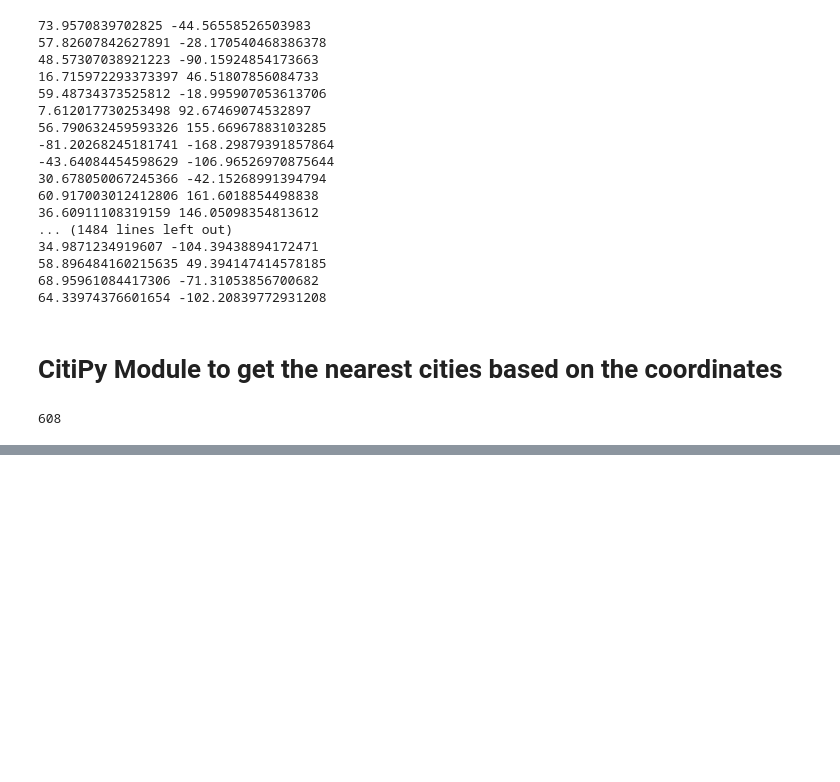
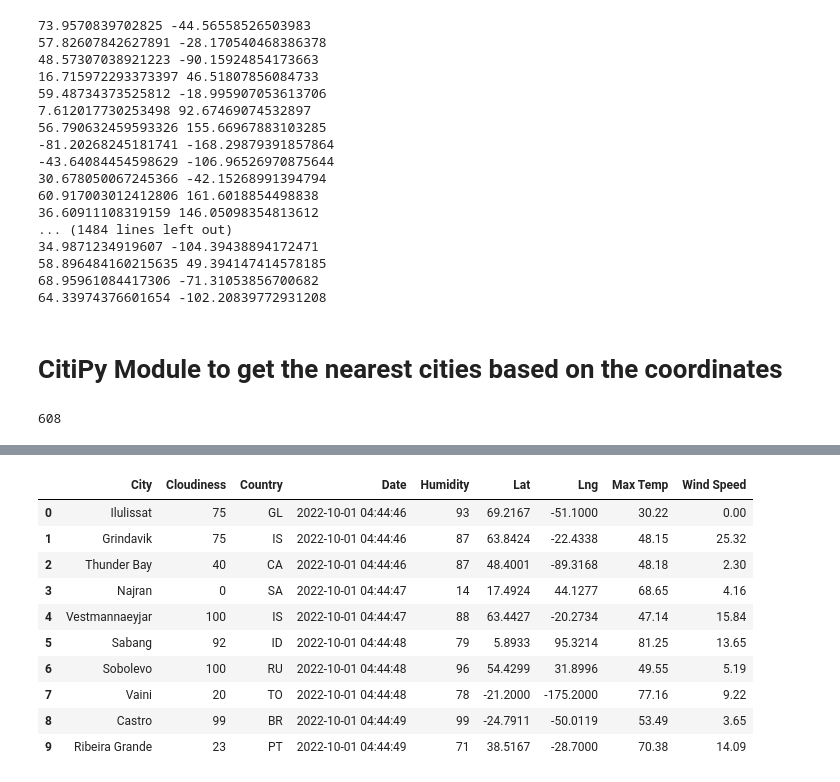
Before and after one commit to Alelopez383/World_Weather_Analysis, a Jupyter notebook: WeatherPy.ipynb, the cells around one changed output, grey strips where cells are left out. Drawn from its saved outputs; the diff is of its cells as text; code cells hidden in the pictures; blank space fills up the shorter version.

Commit message:
Adding City Weather DataFrame

```diff
--- a/WeatherPy.ipynb
+++ b/WeatherPy.ipynb
@@ -58,0 +71,4 @@ len(cities)
+# %%
+#Build the basic URL for the OpenWeatherMap with your weather_api_key added to the URL.
+# Starting URL for Weather Map API Call.
+url = "http://api.openweathermap.org/data/2.5/weather?units=Imperial&APPID=" + weather_api_key
@@ -58,0 +181,16 @@ len(cities)
+# %%
+# Convert the array of dictionaries to a Pandas DataFrame.
+city_data_df = pd.DataFrame(city_data)
+city_data_df.head(10)
+# %% [output]
+|  | City | Cloudiness | Country | Date | Humidity | Lat | Lng | Max Temp | Wind Speed |
+| 0 | Ilulissat | 75 | GL | 2022-10-01 04:44:46 | 93 | 69.2167 | -51.1000 | 30.22 | 0.00 |
+| 1 | Grindavik | 75 | IS | 2022-10-01 04:44:46 | 87 | 63.8424 | -22.4338 | 48.15 | 25.32 |
+| 2 | Thunder Bay | 40 | CA | 2022-10-01 04:44:46 | 87 | 48.4001 | -89.3168 | 48.18 | 2.30 |
+| 3 | Najran | 0 | SA | 2022-10-01 04:44:47 | 14 | 17.4924 | 44.1277 | 68.65 | 4.16 |
+| 4 | Vestmannaeyjar | 100 | IS | 2022-10-01 04:44:47 | 88 | 63.4427 | -20.2734 | 47.14 | 15.84 |
+| 5 | Sabang | 92 | ID | 2022-10-01 04:44:48 | 79 | 5.8933 | 95.3214 | 81.25 | 13.65 |
+| 6 | Sobolevo | 100 | RU | 2022-10-01 04:44:48 | 96 | 54.4299 | 31.8996 | 49.55 | 5.19 |
+| 7 | Vaini | 20 | TO | 2022-10-01 04:44:48 | 78 | -21.2000 | -175.2000 | 77.16 | 9.22 |
+| 8 | Castro | 99 | BR | 2022-10-01 04:44:49 | 99 | -24.7911 | -50.0119 | 53.49 | 3.65 |
+| 9 | Ribeira Grande | 23 | PT | 2022-10-01 04:44:49 | 71 | 38.5167 | -28.7000 | 70.38 | 14.09 |
```
Also changed, not shown: parts of 14 cells of this notebook.
